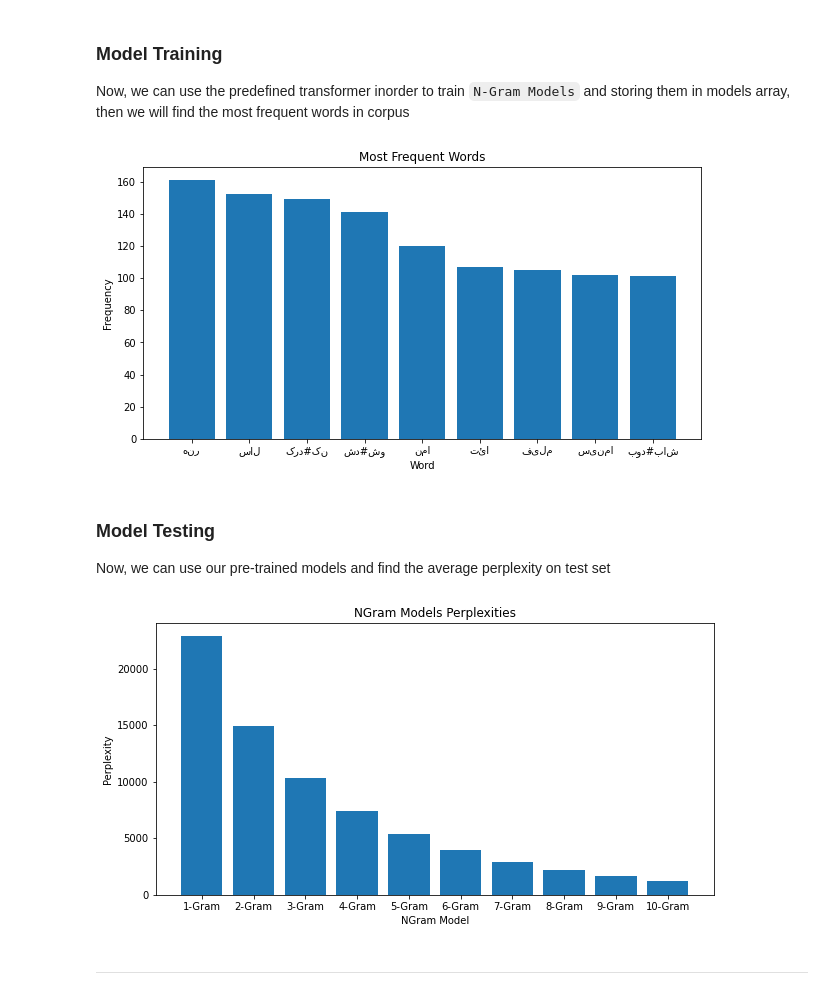
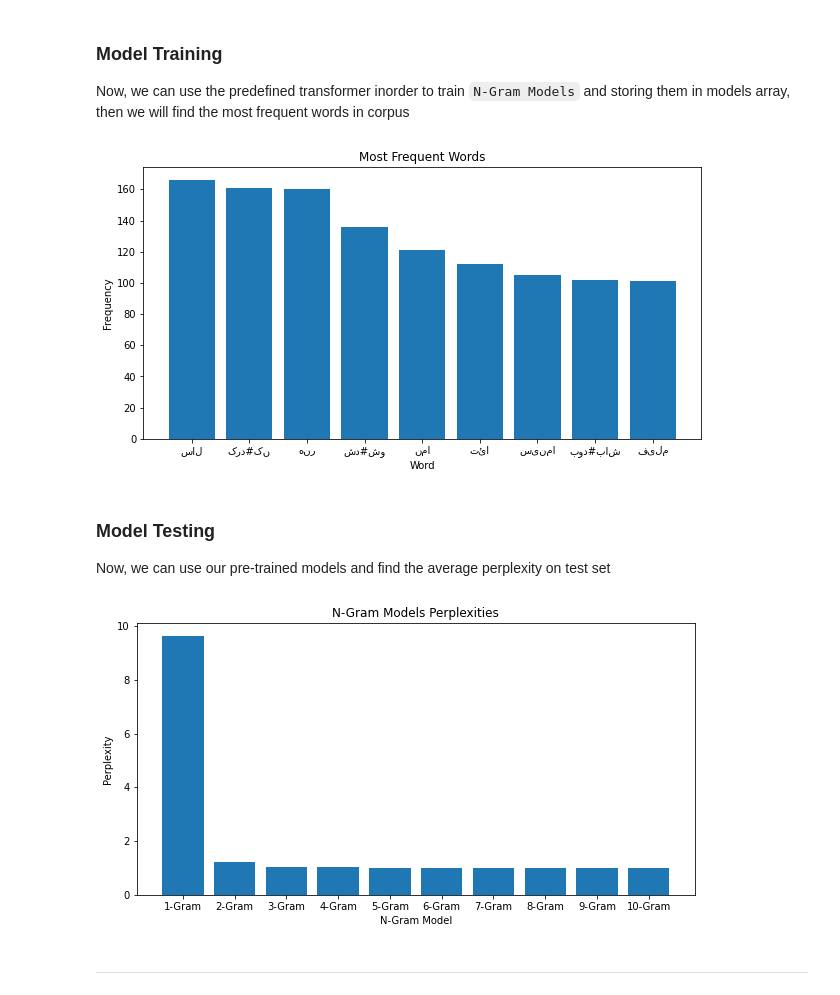
Before and after one commit to ckoliber/nlpexercises, a Jupyter notebook: src/exercise1.ipynb, the cells around one changed output. Saved outputs shown, nothing was run; the diff lists cells and outputs as text; code cells hidden in the pictures.

```diff
--- a/src/exercise1.ipynb
+++ b/src/exercise1.ipynb
@@ -194,13 +194,13 @@ class NGramVectorizer(sktext.CountVectorizer):
 Now, we can use the predefined transformer inorder to train `N-Gram Models` and storing them in models array, then we will find the most frequent words in corpus
 # %%
 models = []
-for i in range(1):
+for i in range(10):
     models.append(
         NGramVectorizer(
             ngram_range=(1, i + 1),
             # max_features=500,
-            # max_df=1.0,
-            # min_df=1,
+            max_df=1.0,
+            min_df=1,
         ).fit(train_features)
     )
 
@@ -218,23 +218,22 @@ plt.ylabel("Frequency")
 plt.title("Most Frequent Words")
 plt.show()
 # %% [output]
-[figure, old version]
+[figure, new version]
 # %% [markdown]
 ### Model Testing
 
 Now, we can use our pre-trained models and find the average perplexity on test set
 # %%
 labels = [f"{i + 1}-Gram" for i in range(10)]
-perplexities = [models[i].perplexity(''.join(test_features)) for i in range(10)]
-
+perplexities = [models[i].perplexity('.'.join(test_features)) for i in range(10)]
 
 plt.figure(figsize=(10, 5))
 plt.bar(labels, perplexities)
-plt.xlabel("NGram Model")
+plt.xlabel("N-Gram Model")
 plt.ylabel("Perplexity")
-plt.title("NGram Models Perplexities")
+plt.title("N-Gram Models Perplexities")
 plt.show()
 # %% [output]
-[figure, old version]
+[figure, new version]
 # %% [markdown]
 ---
```
Also changed, not shown: parts of 2 cells of this notebook.
